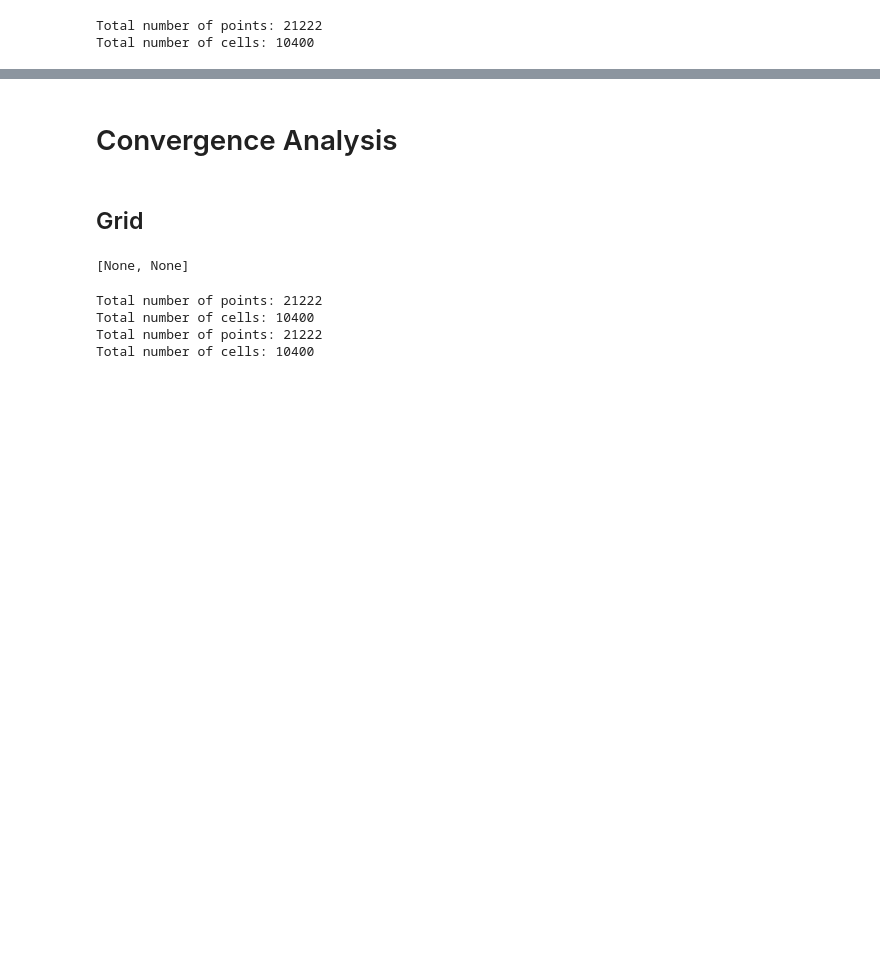
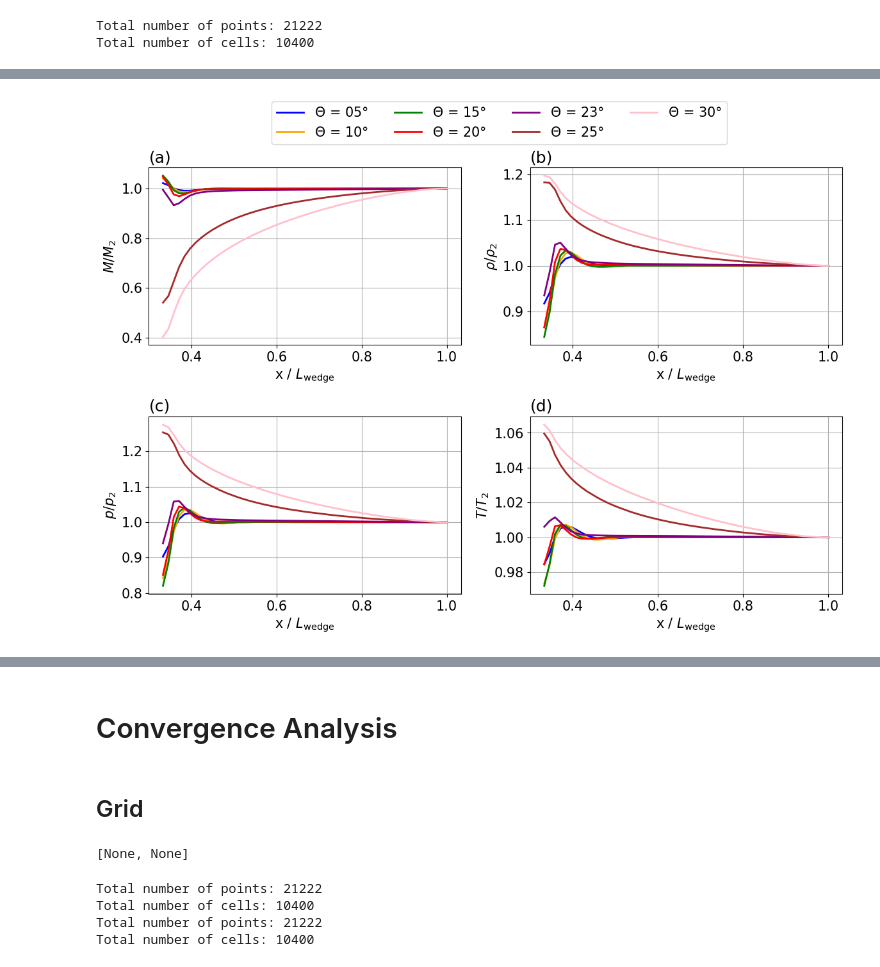
Before and after one commit to JanHab/SuperSonicWedgeFoam, a Jupyter notebook: PythonVis.ipynb, the cells around one changed output, grey strips where cells are left out. Saved outputs shown, nothing was run; the diff lists cells and outputs as text; code cells hidden in the pictures; blank space fills up the shorter version.

```diff
--- a/PythonVis.ipynb
+++ b/PythonVis.ipynb
@@ -311,3 +328,28 @@ Attached shock values
+# %%
+fig, axs = plt.subplots(nrows=2, ncols=2, figsize=(12, 8))
+title = ['(a)', '(b)', '(c)', '(d)']
+ylabels = ['$M/M_2$', '$\\rho/\\rho_2$', '$p/p_2$', '$T/T_2$']
+for enum, entry in enumerate(['Ma', 'rho', 'p', 'T']):
+    row, col = enum // 2, enum % 2
+    for i, df_ in enumerate(df):
+        xaxis = df_['Points:0'].values
+        axs[row, col].plot(
+            xaxis / xaxis[-1],
+            df_[entry] / df_[entry].values[-1],
+            color=colors[i]
+        )
+    axs[row, col].set_xlabel('x / $L_{\\text{wedge}}$')
+    axs[row, col].set_ylabel(ylabels[enum])
+    axs[row, col].set_title(title[enum], loc='left')
+[axs[0,0].plot([], [], color=colors[i], label=f'$\Theta$ = {Theta[i]}°') for i in range(7)]
+# Create a single legend for all subplots
+handles, labels = axs[0,0].get_legend_handles_labels()
+fig.legend(handles, labels, bbox_to_anchor=(0.84, 1.08), ncol=4)
+fig.tight_layout()
+fig.savefig('Figures/angle_value_lineplot.pdf', bbox_inches='tight')
+fig.show()
+# %% [output]
+[figure, added]
 # %%
 ylabels = [
     '$Ma / Ma_2$ [-]',
```
Also changed, not shown: parts of 8 cells of this notebook, 10 other files.
